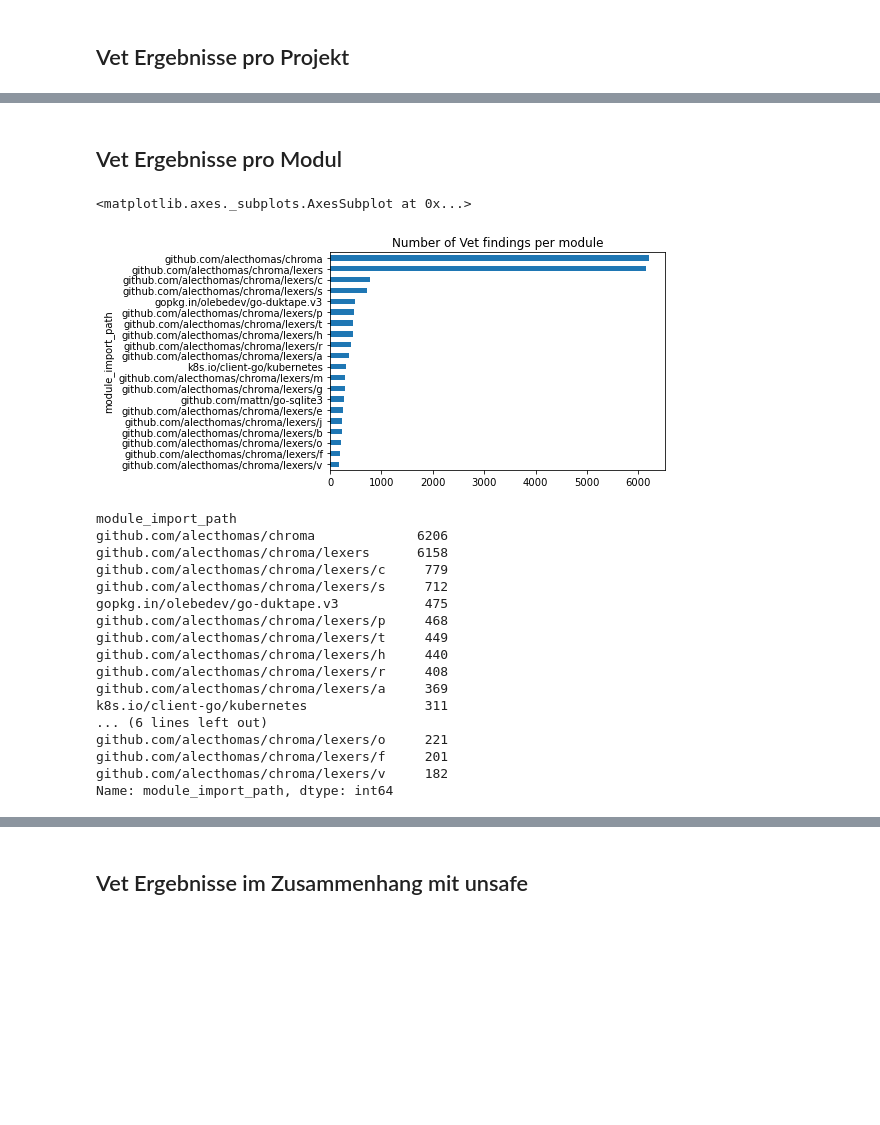
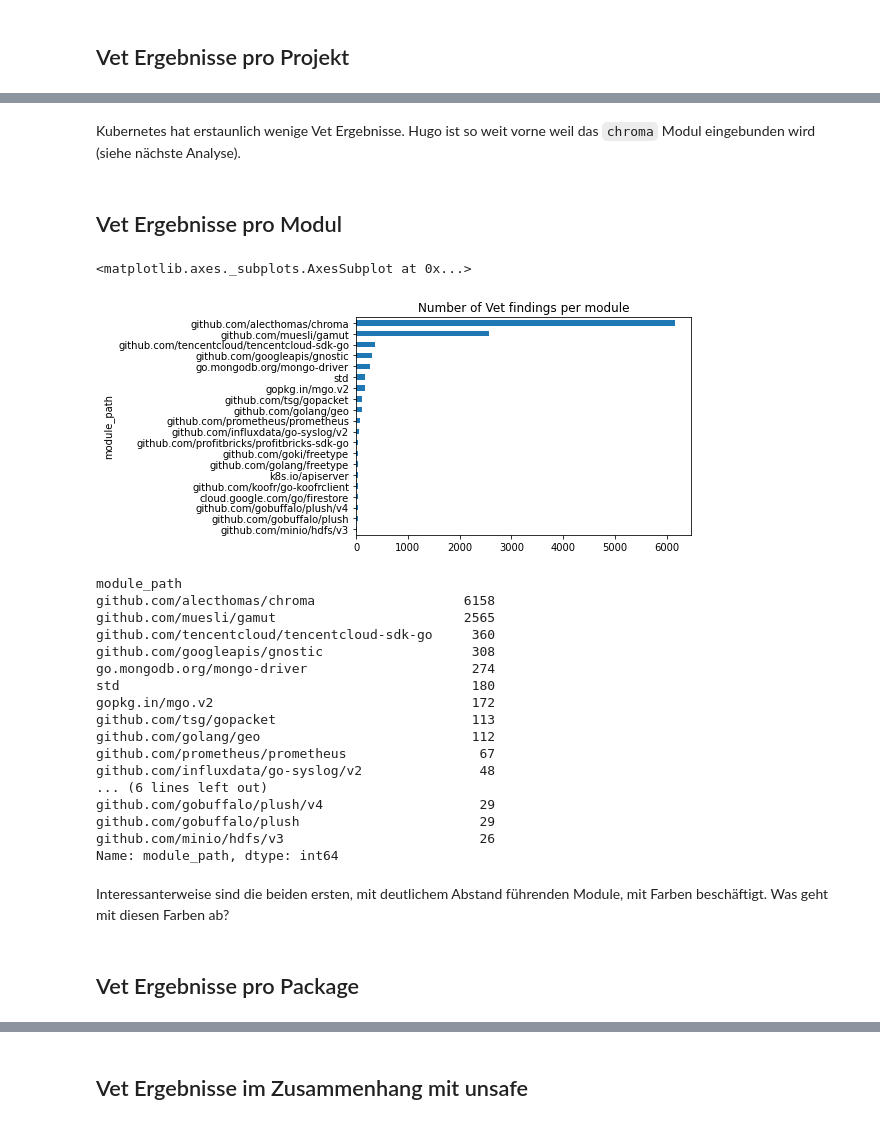
Before and after one commit to jlauinger/master-of-science, a Jupyter notebook: code/data-survey/analysis/data-exploration.ipynb, the cells around one changed output, grey strips where cells are left out. Saved outputs shown, nothing was run; the diff lists cells and outputs as text; code cells hidden in the pictures; blank space fills up the shorter version.

```diff
--- a/code/data-survey/analysis/data-exploration.ipynb
+++ b/code/data-survey/analysis/data-exploration.ipynb
@@ -751,34 +802,40 @@ Name: project_name, dtype: int64
+# %% [markdown]
+Kubernetes hat erstaunlich wenige Vet Ergebnisse. Hugo ist so weit vorne weil das `chroma` Modul eingebunden wird (siehe nächste Analyse).
 # %% [markdown]
 ## Vet Ergebnisse pro Modul
 # %%
 vet_df\
-    .groupby(['module_import_path', 'project_name'])['module_import_path'].count()\
-    .groupby('module_import_path').max()\
+    .groupby(['module_path', 'project_name'])['module_path'].count()\
+    .groupby('module_path').max()\
     .sort_values(ascending=True)[-20:]\
     .plot.barh(title='Number of Vet findings per module')
 # %% [output]
 <matplotlib.axes._subplots.AxesSubplot at 0x...>
-[figure, old version]
+[figure, new version]
 # %%
 vet_df\
-    .groupby(['module_import_path', 'project_name'])['module_import_path'].count()\
-    .groupby('module_import_path').max()\
+    .groupby(['module_path', 'project_name'])['module_path'].count()\
+    .groupby('module_path').max()\
     .sort_values(ascending=False)[:20]
 # %% [output]
-module_import_path
-github.com/alecthomas/chroma             6206
-github.com/alecthomas/chroma/lexers      6158
-github.com/alecthomas/chroma/lexers/c     779
-github.com/alecthomas/chroma/lexers/s     712
-gopkg.in/olebedev/go-duktape.v3           475
-github.com/alecthomas/chroma/lexers/p     468
-github.com/alecthomas/chroma/lexers/t     449
-github.com/alecthomas/chroma/lexers/h     440
-github.com/alecthomas/chroma/lexers/r     408
-github.com/alecthomas/chroma/lexers/a     369
-k8s.io/client-go/kubernetes               311
+module_path
+github.com/alecthomas/chroma                   6158
+github.com/muesli/gamut                        2565
+github.com/tencentcloud/tencentcloud-sdk-go     360
+github.com/googleapis/gnostic                   308
+go.mongodb.org/mongo-driver                     274
+std                                             180
+gopkg.in/mgo.v2                                 172
+github.com/tsg/gopacket                         113
+github.com/golang/geo                           112
+github.com/prometheus/prometheus                 67
+github.com/influxdata/go-syslog/v2               48
 ... (6 lines left out)
-github.com/alecthomas/chroma/lexers/o     221
-github.com/alecthomas/chroma/lexers/f     201
-github.com/alecthomas/chroma/lexers/v     182
-Name: module_import_path, dtype: int64
+github.com/gobuffalo/plush/v4                    29
+github.com/gobuffalo/plush                       29
+github.com/minio/hdfs/v3                         26
+Name: module_path, dtype: int64
+# %% [markdown]
+Interessanterweise sind die beiden ersten, mit deutlichem Abstand führenden Module, mit Farben beschäftigt. Was geht mit diesen Farben ab?
+# %% [markdown]
+## Vet Ergebnisse pro Package
```
Also changed, not shown: parts of 44 cells of this notebook.
